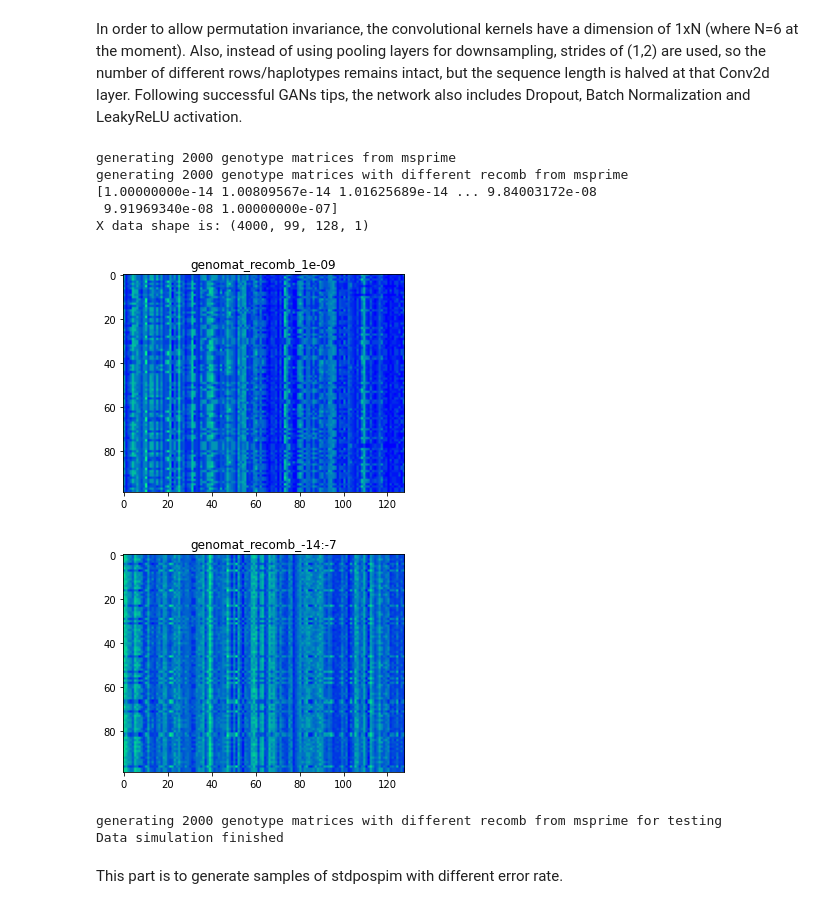
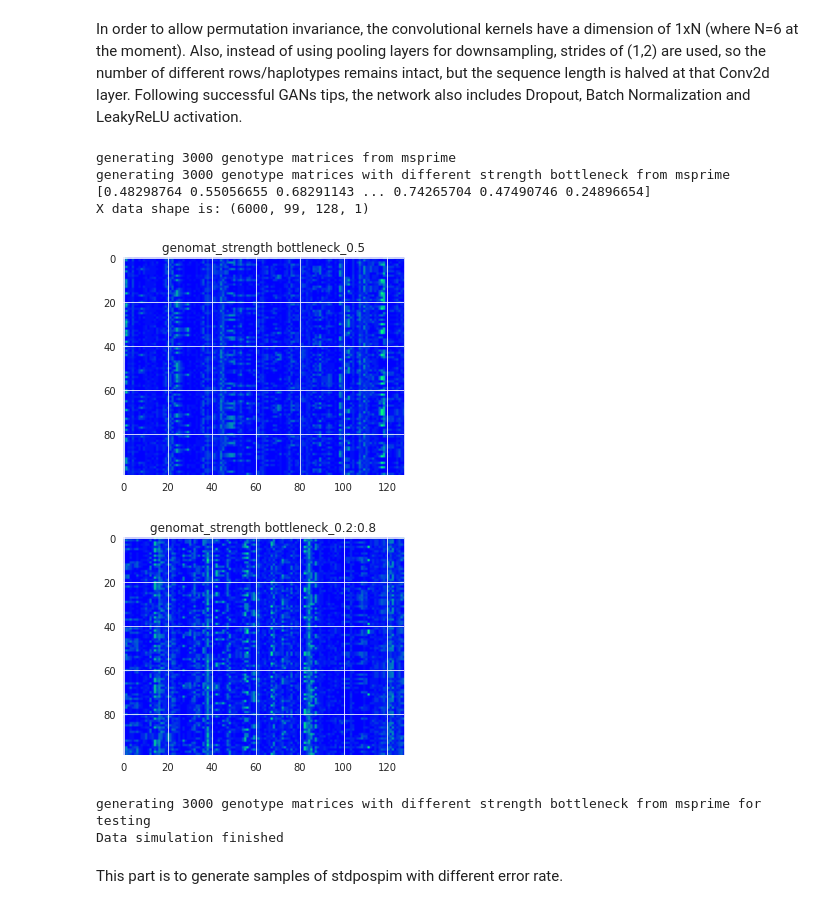
Before and after one commit to pabloswfly/genomcmcgan, a Jupyter notebook: genomcmcgan_4.ipynb, the cells around one changed output. Cells and saved outputs as stored; diff of their text form; code cells hidden in the pictures.

```diff
--- a/genomcmcgan_4.ipynb
+++ b/genomcmcgan_4.ipynb
@@ -18,8 +18,10 @@ import random
 import pickle
 import imageio
 import bisect
+import time
 import numpy as np
 import seaborn as sns
+import pandas as pd
 import matplotlib.pyplot as plt
 import tensorflow as tf
 print(tf.__version__)
@@ -27,6 +29,7 @@ from tensorflow import keras
 import tensorflow_probability as tfp
 print(tfp.__version__)
 import tensorflow_addons as tfa
+from sklearn.metrics import confusion_matrix
 from sklearn.model_selection import train_test_split
 
 
@@ -35,8 +38,10 @@ from google.colab import drive, files
 drive.mount('/content/gdrive')
 !mkdir /content/results
 
-print(tf.config.list_physical_devices())
-# A hopeless try to avoid the GPU going OOM
-physical_devices = tf.config.experimental.list_physical_devices('GPU')
-if len(physical_devices) > 0:
-  tf.config.experimental.set_memory_growth(physical_devices[0], True)
+gpus = tf.config.experimental.list_physical_devices('GPU')
+if gpus:
+  try:
+    for gpu in gpus:
+      tf.config.experimental.set_memory_growth(gpu, True)
+  except RuntimeError as e:
+    print(e)
@@ -1530,57 +1730,68 @@ genob = Genobuilder(
     num_samples=99,       #Number of sampled haplotypes / number of rows
     seq_len=1e6,          #Length of the randomly sampled genome region in bp
     maf_thresh=0.05,      # Filter rare minor alleles by their frequency
-    fixed_dim=128         #Number of columns of the genotype matrix after rescaling
+    fixed_dim=128,         #Number of columns of the genotype matrix after rescaling
+    scale=False
     )
 
 genob.set_parameters(
     sim_source = 'msprime',
-    param_name = 'recomb',      #The parameter to infer
-    fixed_val = -9,             #The fixed value for the parameter in set A
-    param_bounds = (-14, -7),   #The range for the randomly picked parameter value in set B
-    log_scale = True            #True if the parameter are given in log10 scale
+    param_name = 'strength bottleneck',      #The parameter to infer
+    fixed_val = 0.5,             #The fixed value for the parameter in set A
+    param_bounds = (0.2, 0.8),   #The range for the randomly picked parameter value in set B
+    log_scale = False           #True if the parameter are given in log10 scale
     )
 
 # Prepare the training and validation datasets
 batch_size = 32
-xtrain, xval, ytrain, yval = genob.generate_data(num_reps = 2000)
+xtrain, xval, ytrain, yval = genob.generate_data(num_reps = 3000)
 train_data = tf.data.Dataset.from_tensor_slices((xtrain.astype("float16"), ytrain))
 train_data = (
       train_data.shuffle(len(ytrain))
-      #.cache("/content/train.cache")
+      .cache()
       .batch(batch_size)
       .prefetch(2)
 )
 
 val_data = tf.data.Dataset.from_tensor_slices((xval.astype("float16"), yval))
 val_data = (
       val_data.shuffle(len(yval))
-      #.cache("/content/val.cache")
+      .cache()
       .batch(batch_size)
       .prefetch(2)
 )
 
 # Prepare a list of genotype matrices from a range of parameter values
 # from msprime for testing
-xtest, param_values = genob.generate_testdata(num_reps=2000)
+xtest, param_values = genob.generate_testdata(num_reps=3000)
 test_data = tf.data.Dataset.from_tensor_slices((xtest.astype("float16")))
 test_data = (
       test_data
-      #.cache("/content/test.cache")
+      .cache()
       .batch(batch_size)
       .prefetch(2)
 )
 
+"""
+xmoretest, xmoreval, ymoretest, ymoreval = genob.generate_data(num_reps = 3000)
+more_data = tf.data.Dataset.from_tensor_slices((xmoretest.astype("float16"), ymoretest))
+more_data = (
+      more_data.shuffle(len(ymoretest))
+      .cache()
+      .batch(batch_size)
+      .prefetch(2)
+)
+"""
+
 print('Data simulation finished')
 # %% [output]
-generating 2000 genotype matrices from msprime
-generating 2000 genotype matrices with different recomb from msprime
-[1.00000000e-14 1.00809567e-14 1.01625689e-14 ... 9.84003172e-08
- 9.91969340e-08 1.00000000e-07]
-X data shape is: (4000, 99, 128, 1)
+generating 3000 genotype matrices from msprime
+generating 3000 genotype matrices with different strength bottleneck from msprime
+[0.48298764 0.55056655 0.68291143 ... 0.74265704 0.47490746 0.24896654]
+X data shape is: (6000, 99, 128, 1)
-[figure, old version]
+[figure, new version]
-[figure, old version]
+[figure, new version]
-generating 2000 genotype matrices with different recomb from msprime for testing
+generating 3000 genotype matrices with different strength bottleneck from msprime for testing
 Data simulation finished
 # %% [markdown]
 This part is to generate samples of stdpospim with different error rate.
```
Also changed, not shown: parts of 19 cells of this notebook.
